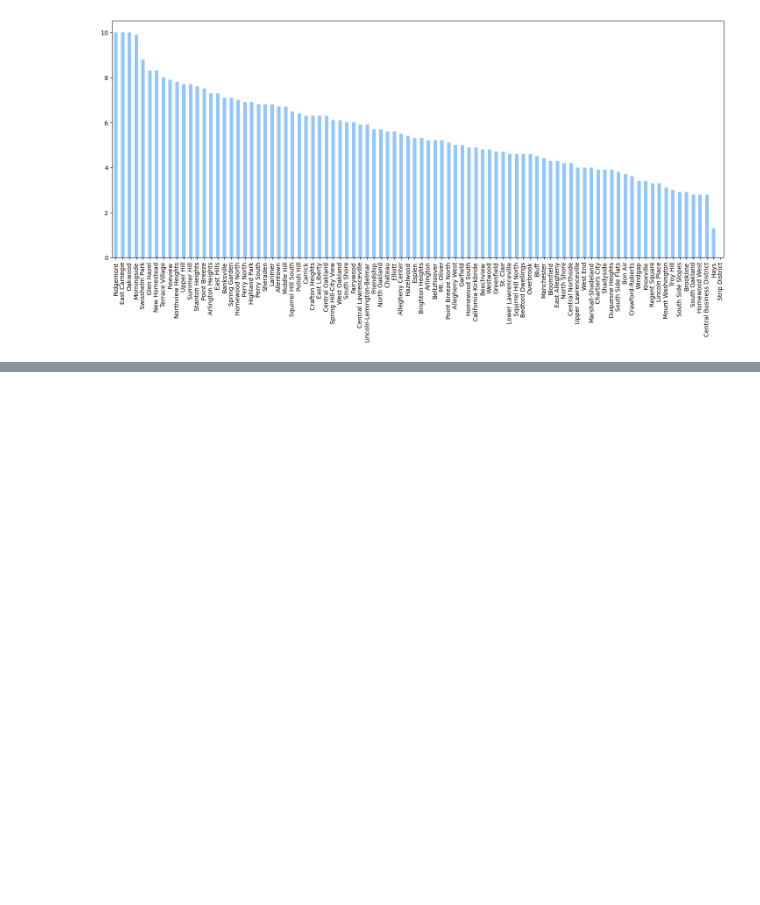
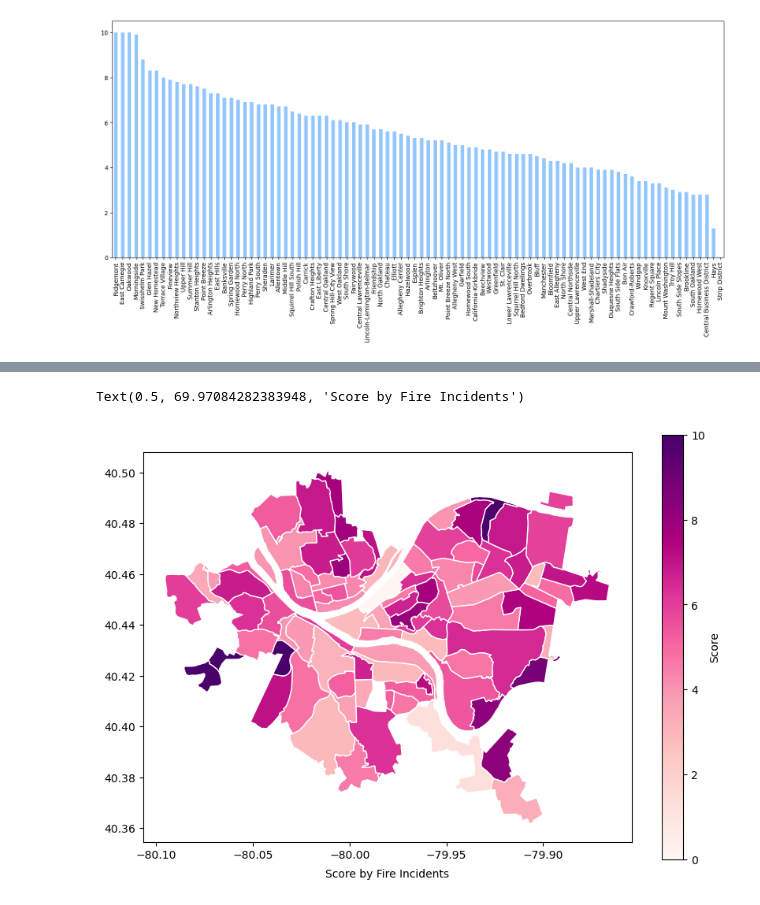
Before and after one commit to XianyuZhao04/CMPINF-0010-FinalProject, a Jupyter notebook: finalNotebook.ipynb, the cells around one changed output, grey strips where cells are left out. Drawn from its saved outputs; the diff is of its cells as text; code cells hidden in the pictures; blank space fills up the shorter version.

Commit message:
Graph geomap for fire score

```diff
--- a/finalNotebook.ipynb
+++ b/finalNotebook.ipynb
@@ -375,0 +317,13 @@ fire_incidents_neighborhood['Final Score'].plot(kind='bar')
+# %%
+# draw a choropleth map using data from the column named "number_of_steps"
+steps_map.plot(column='Final Score',
+               cmap='RdPu',
+               edgecolor='white',
+               legend=True,
+               legend_kwds={'label': "Score"},
+               figsize=(10, 7),
+               missing_kwds={"color": "lightgrey"})
+plt.xlabel("Score by Fire Incidents", labelpad=7)
+# %% [output]
+Text(0.5, 69.97084282383948, 'Score by Fire Incidents')
+[figure, added]
```
Also changed, not shown: parts of 20 cells of this notebook.
